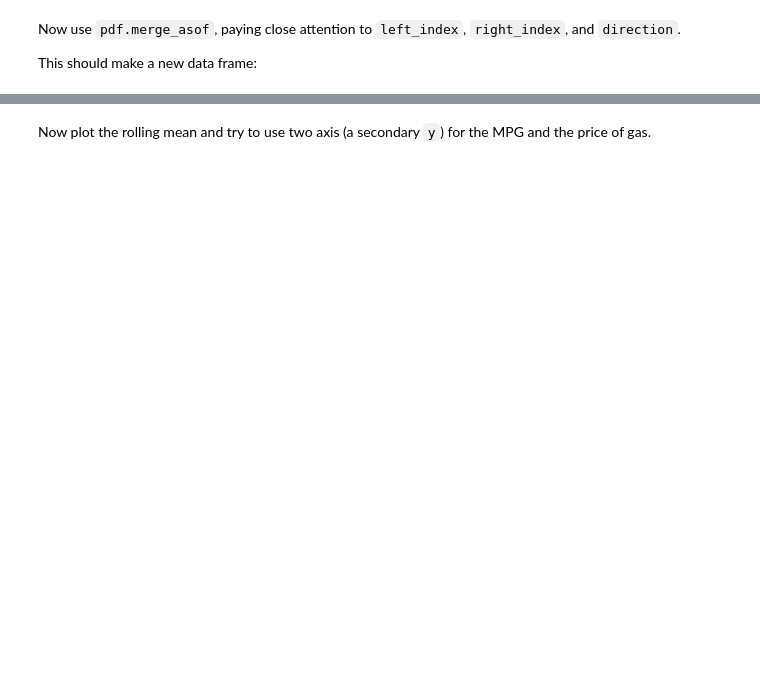
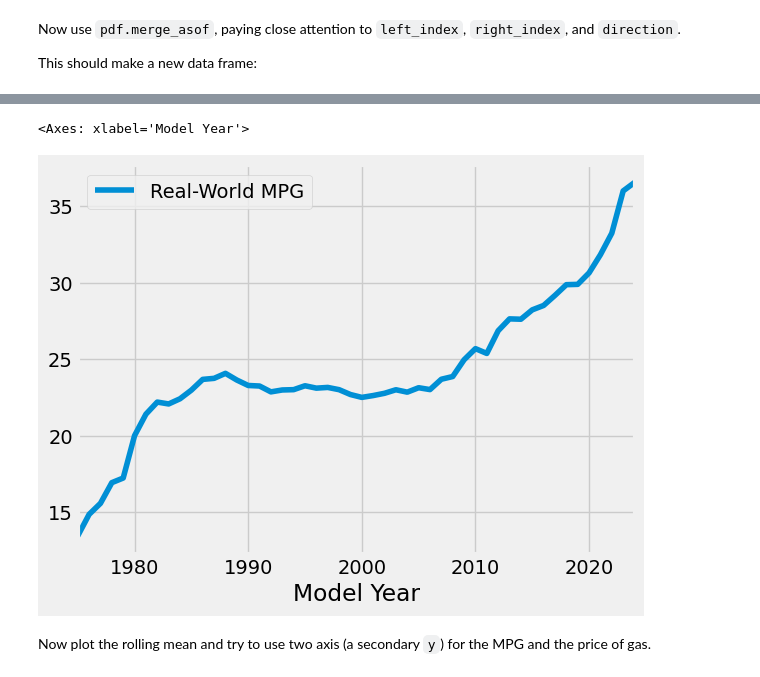
Before and after one commit to wypark2/mse598dm-python-data, a Jupyter notebook: collecting-organizing-analyzing-basics/collecting-organizing-analyzing-data.ipynb, the cells around one changed output, grey strips where cells are left out. Saved outputs shown, nothing was run; the diff lists cells and outputs as text; code cells hidden in the pictures; blank space fills up the shorter version.

```diff
--- a/collecting-organizing-analyzing-basics/collecting-organizing-analyzing-data.ipynb
+++ b/collecting-organizing-analyzing-basics/collecting-organizing-analyzing-data.ipynb
@@ -400,0 +786,10 @@ df0
+# %%
+#clear
+df1 = pricedf[
+    (pricedf['Data Type'] == 'AVG')
+    &
+    (pricedf['MSN'] == 'RUUCUUS')
+][['Date','Value']]
+
+df1.set_index('Date', inplace=True)
+df1
@@ -406,0 +815,7 @@ dfboth = pd.merge_asof(df0, df1, #FIXME!)
+# %%
+#clear
+df0 = ecodf[
+    (ecodf['Vehicle Type']=='All Car')
+][['Real-World MPG']]
+
+df0
@@ -407,2 +841,11 @@ dfboth = pd.merge_asof(df0, df1, #FIXME!)
+# %%
+#clear
+dfboth = pd.merge_asof(df0, df1, left_index=True, right_index=True, direction='nearest')
+# %%
+#clear
+dfboth.plot()
+# %% [output]
+<Axes: xlabel='Model Year'>
+[figure, added]
 # %% [markdown]
 Now plot the rolling mean and try to use two axis (a secondary `y`) for the MPG and the price of gas.
```
Also changed, not shown: parts of 57 cells of this notebook.
